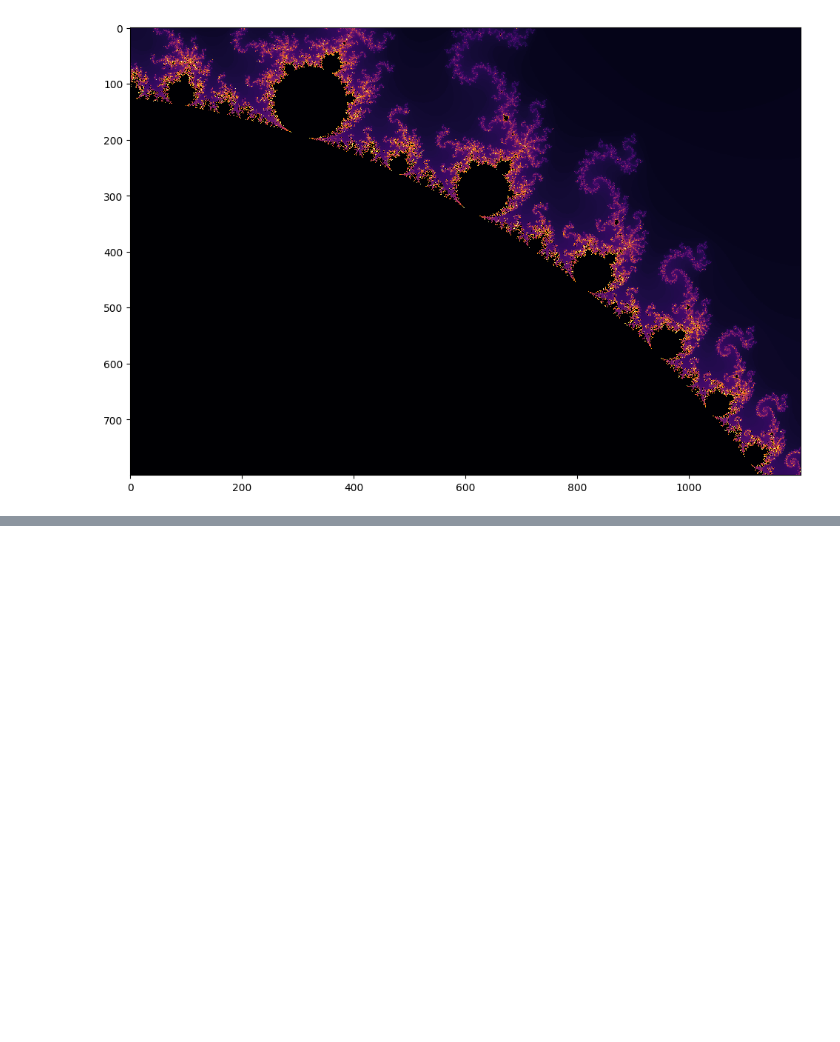
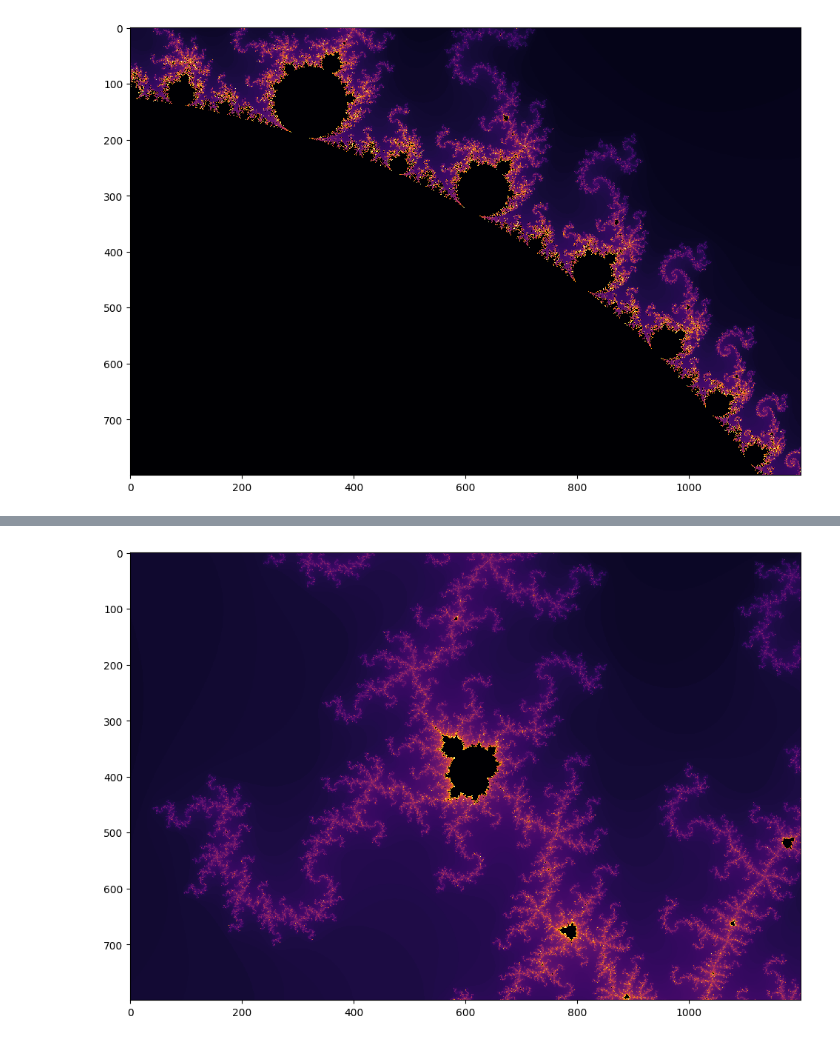
Before and after one commit to georgek/notebooks, a Jupyter notebook: mandelbrot.ipynb, the cells around one changed output, grey strips where cells are left out. Saved outputs shown, nothing was run; the diff lists cells and outputs as text; code cells hidden in the pictures; blank space fills up the shorter version.

```diff
--- a/mandelbrot.ipynb
+++ b/mandelbrot.ipynb
@@ -298,0 +349,4 @@ plot_mandelbrot(256, is_diverging_n, **bounding_box(centre=(-0.8765+0.2055j), zo
+# %%
+plot_mandelbrot(256, is_diverging_n, **bounding_box(centre=(-0.91645+0.27689j), zoom=128))
+# %% [output]
+[figure, added]
```
Also changed, not shown: parts of 9 cells of this notebook.
